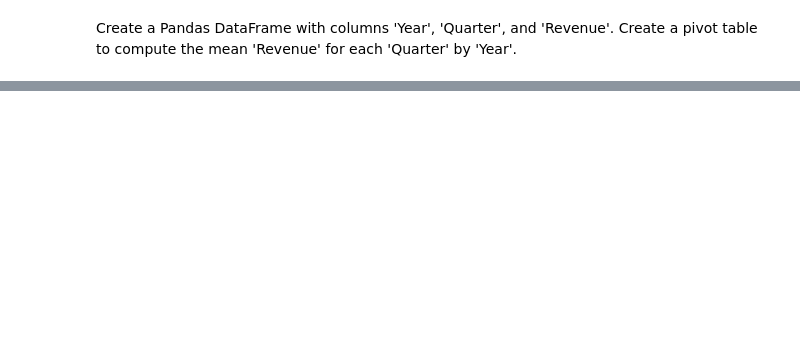
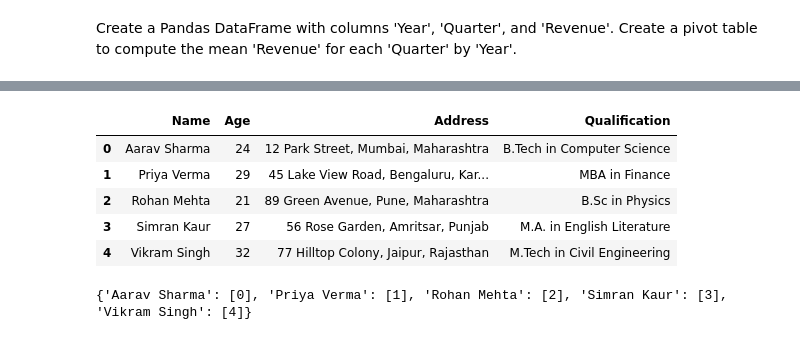
Before and after one commit to syedsaad9218/ML-in-Python, a Jupyter notebook: numpyPandaAsassignment/pandasPractice.ipynb, the cells around one changed output, grey strips where cells are left out. Saved outputs shown, nothing was run; the diff lists cells and outputs as text; code cells hidden in the pictures; blank space fills up the shorter version.

```diff
--- a/numpyPandaAsassignment/pandasPractice.ipynb
+++ b/numpyPandaAsassignment/pandasPractice.ipynb
@@ -416,0 +455,47 @@ Create a Pandas DataFrame with columns 'Year', 'Quarter', and 'Revenue'. Create
+# %%
+data = {
+    "Name": [
+        "Aarav Sharma",
+        "Priya Verma",
+        "Rohan Mehta",
+        "Simran Kaur",
+        "Vikram Singh"
+    ],
+    "Age": [
+        24,
+        29,
+        21,
+        27,
+        32
+    ],
+    "Address": [
+        "12 Park Street, Mumbai, Maharashtra",
+        "45 Lake View Road, Bengaluru, Karnataka",
+        "89 Green Avenue, Pune, Maharashtra",
+        "56 Rose Garden, Amritsar, Punjab",
+        "77 Hilltop Colony, Jaipur, Rajasthan"
+    ],
+    "Qualification": [
+        "B.Tech in Computer Science",
+        "MBA in Finance",
+        "B.Sc in Physics",
+        "M.A. in English Literature",
+        "M.Tech in Civil Engineering"
+    ]
+}
+
+df = pd.DataFrame(data)
+
+df
+# %% [output]
+|  | Name | Age | Address | Qualification |
+| 0 | Aarav Sharma | 24 | 12 Park Street, Mumbai, Maharashtra | B.Tech in Computer Science |
+| 1 | Priya Verma | 29 | 45 Lake View Road, Bengaluru, Kar... | MBA in Finance |
+| 2 | Rohan Mehta | 21 | 89 Green Avenue, Pune, Maharashtra | B.Sc in Physics |
+| 3 | Simran Kaur | 27 | 56 Rose Garden, Amritsar, Punjab | M.A. in English Literature |
+| 4 | Vikram Singh | 32 | 77 Hilltop Colony, Jaipur, Rajasthan | M.Tech in Civil Engineering |
+# %%
+df.groupby("Name")
+df.groupby("Name").groups
+# %% [output]
+{'Aarav Sharma': [0], 'Priya Verma': [1], 'Rohan Mehta': [2], 'Simran Kaur': [3], 'Vikram Singh': [4]}
```
Also changed, not shown: parts of 14 cells of this notebook, 3 other files.
